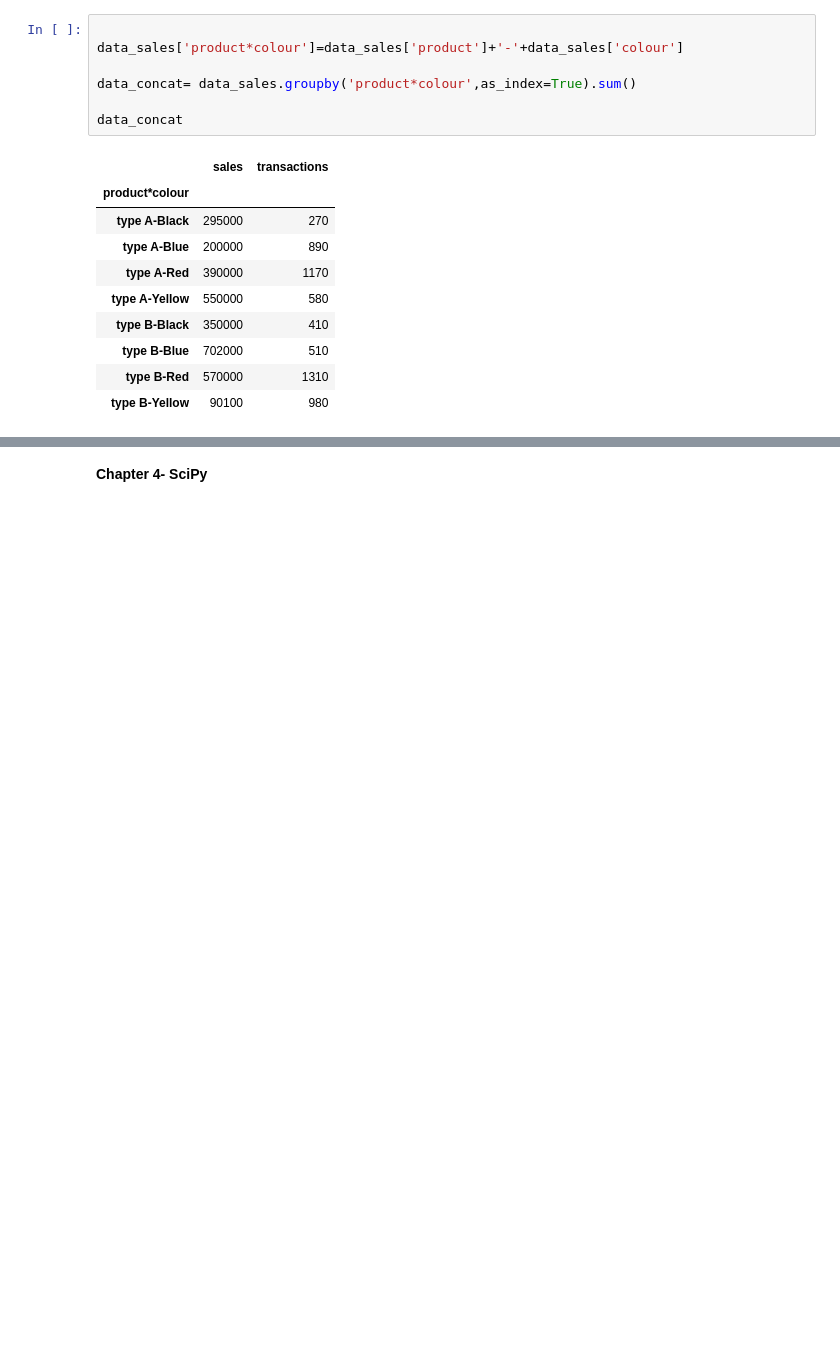
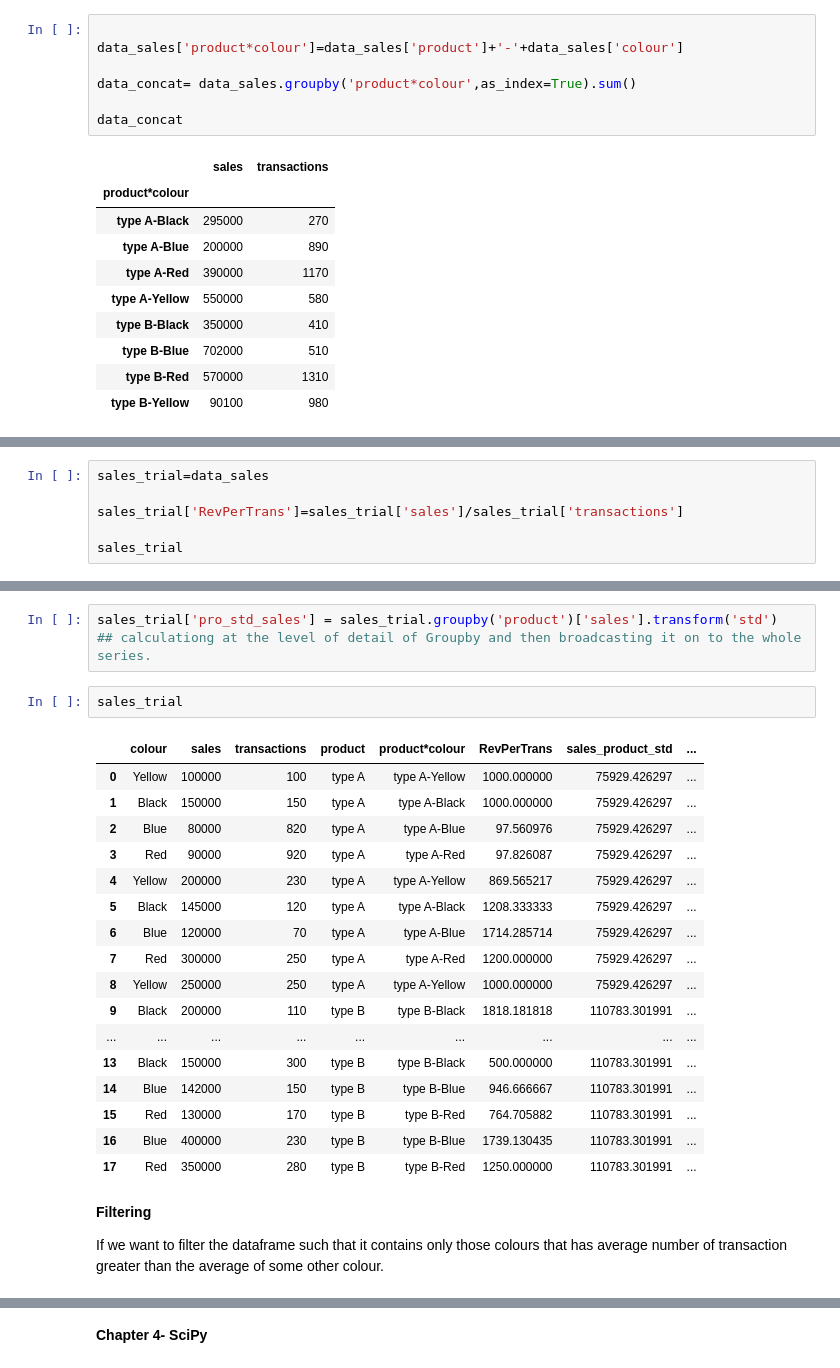
Before and after one commit to shubhamkoul007/Python-for-DS, a Jupyter notebook: Python_for_Data_Science.ipynb, the cells around one changed output, grey strips where cells are left out. Cells and saved outputs as stored; diff of their text form; blank space fills up the shorter version.

```diff
--- a/Python_for_Data_Science.ipynb
+++ b/Python_for_Data_Science.ipynb
@@ -2164,0 +2199,6 @@ data_concat
+# %%
+sales_trial=data_sales
+
+sales_trial['RevPerTrans']=sales_trial['sales']/sales_trial['transactions']
+
+sales_trial
@@ -2164,0 +2339,27 @@ data_concat
+# %%
+sales_trial['pro_std_sales'] = sales_trial.groupby('product')['sales'].transform('std')
+## calculationg at the level of detail of Groupby and then broadcasting it on to the whole series.
+# %%
+sales_trial
+# %% [output]
+|  | colour | sales | transactions | product | product*colour | RevPerTrans | sales_product_std | ... |
+| 0 | Yellow | 100000 | 100 | type A | type A-Yellow | 1000.000000 | 75929.426297 | ... |
+| 1 | Black | 150000 | 150 | type A | type A-Black | 1000.000000 | 75929.426297 | ... |
+| 2 | Blue | 80000 | 820 | type A | type A-Blue | 97.560976 | 75929.426297 | ... |
+| 3 | Red | 90000 | 920 | type A | type A-Red | 97.826087 | 75929.426297 | ... |
+| 4 | Yellow | 200000 | 230 | type A | type A-Yellow | 869.565217 | 75929.426297 | ... |
+| 5 | Black | 145000 | 120 | type A | type A-Black | 1208.333333 | 75929.426297 | ... |
+| 6 | Blue | 120000 | 70 | type A | type A-Blue | 1714.285714 | 75929.426297 | ... |
+| 7 | Red | 300000 | 250 | type A | type A-Red | 1200.000000 | 75929.426297 | ... |
+| 8 | Yellow | 250000 | 250 | type A | type A-Yellow | 1000.000000 | 75929.426297 | ... |
+| 9 | Black | 200000 | 110 | type B | type B-Black | 1818.181818 | 110783.301991 | ... |
+| ... | ... | ... | ... | ... | ... | ... | ... | ... |
+| 13 | Black | 150000 | 300 | type B | type B-Black | 500.000000 | 110783.301991 | ... |
+| 14 | Blue | 142000 | 150 | type B | type B-Blue | 946.666667 | 110783.301991 | ... |
+| 15 | Red | 130000 | 170 | type B | type B-Red | 764.705882 | 110783.301991 | ... |
+| 16 | Blue | 400000 | 230 | type B | type B-Blue | 1739.130435 | 110783.301991 | ... |
+| 17 | Red | 350000 | 280 | type B | type B-Red | 1250.000000 | 110783.301991 | ... |
+# %% [markdown]
+**Filtering**
+
+If we want to filter the dataframe such that it contains only those colours that has average number of transaction greater than the average of some other colour.
```
Also changed, not shown: parts of 22 cells of this notebook.
